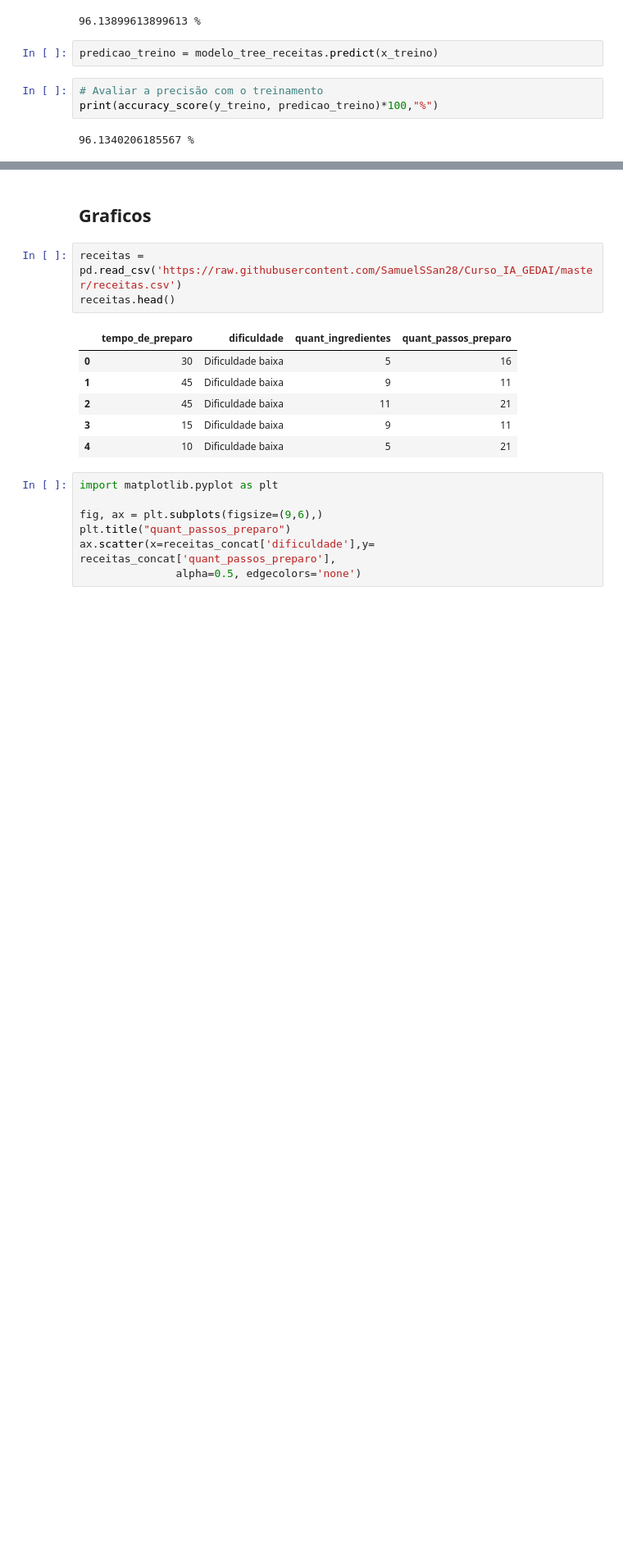
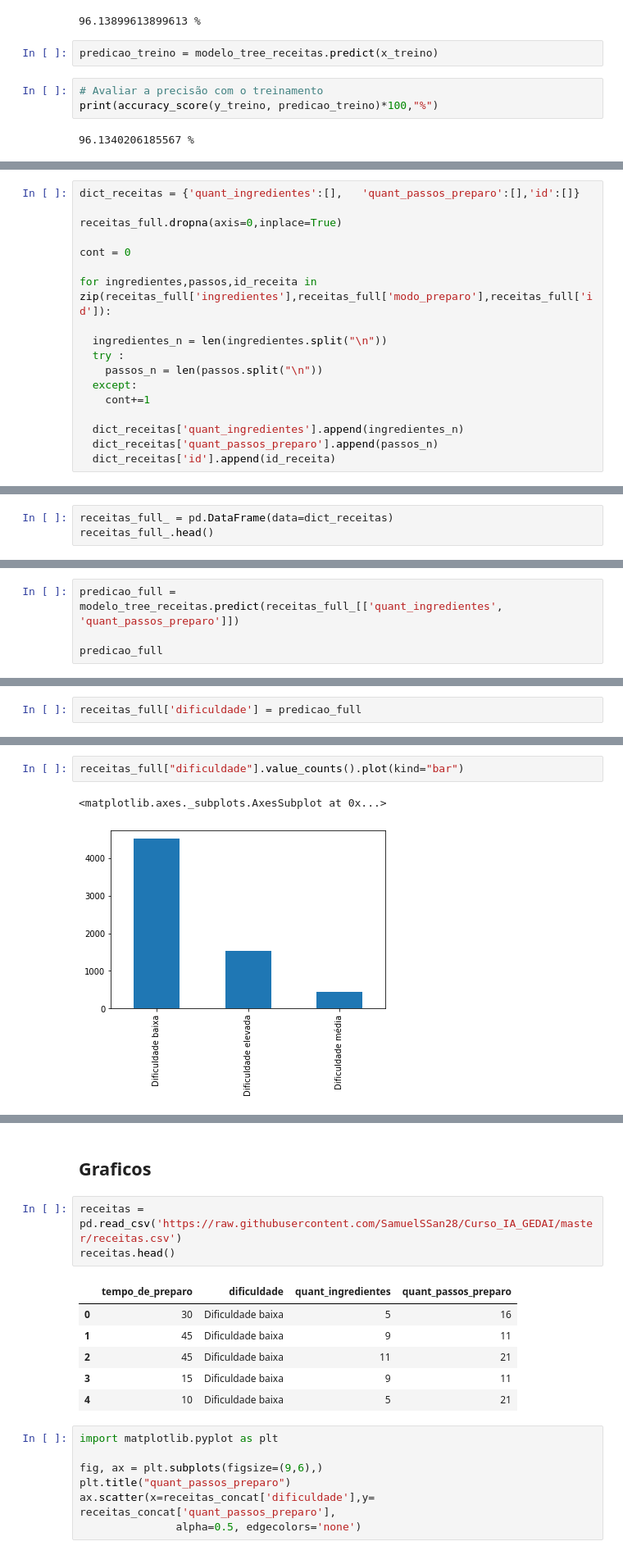
Before and after one commit to SamuelSSan28/Curso_IA_GEDAI, a Jupyter notebook: Processamento_de_Dataset.ipynb, the cells around one changed output, grey strips where cells are left out. Shown at 82% size. Drawn from its saved outputs; the diff is of its cells as text; blank space fills up the shorter version.

```diff
--- a/Processamento_de_Dataset.ipynb
+++ b/Processamento_de_Dataset.ipynb
@@ -137,0 +150,18 @@ print(accuracy_score(y_treino, predicao_treino)*100,"%")
+# %%
+dict_receitas = {'quant_ingredientes':[],	'quant_passos_preparo':[],'id':[]}
+
+receitas_full.dropna(axis=0,inplace=True)
+
+cont = 0
+
+for ingredientes,passos,id_receita in zip(receitas_full['ingredientes'],receitas_full['modo_preparo'],receitas_full['id']):
+
+  ingredientes_n = len(ingredientes.split("\n"))
+  try :
+    passos_n = len(passos.split("\n"))
+  except:
+    cont+=1
+
+  dict_receitas['quant_ingredientes'].append(ingredientes_n)
+  dict_receitas['quant_passos_preparo'].append(passos_n)
+  dict_receitas['id'].append(id_receita)
@@ -137,0 +170,3 @@ print(accuracy_score(y_treino, predicao_treino)*100,"%")
+# %%
+receitas_full_ = pd.DataFrame(data=dict_receitas)
+receitas_full_.head()
@@ -137,0 +180,4 @@ print(accuracy_score(y_treino, predicao_treino)*100,"%")
+# %%
+predicao_full = modelo_tree_receitas.predict(receitas_full_[['quant_ingredientes',	'quant_passos_preparo']])
+
+predicao_full
@@ -137,0 +188,2 @@ print(accuracy_score(y_treino, predicao_treino)*100,"%")
+# %%
+receitas_full['dificuldade'] = predicao_full
@@ -137,0 +199,5 @@ print(accuracy_score(y_treino, predicao_treino)*100,"%")
+# %%
+receitas_full["dificuldade"].value_counts().plot(kind="bar")
+# %% [output]
+<matplotlib.axes._subplots.AxesSubplot at 0x...>
+[figure, added]
```
Also changed, not shown: parts of 7 cells of this notebook.
